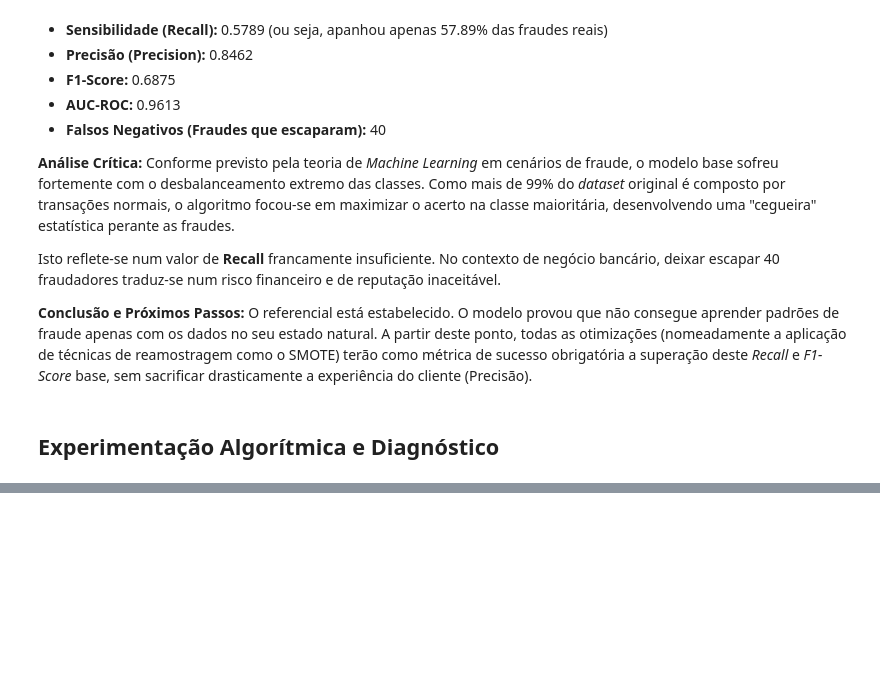
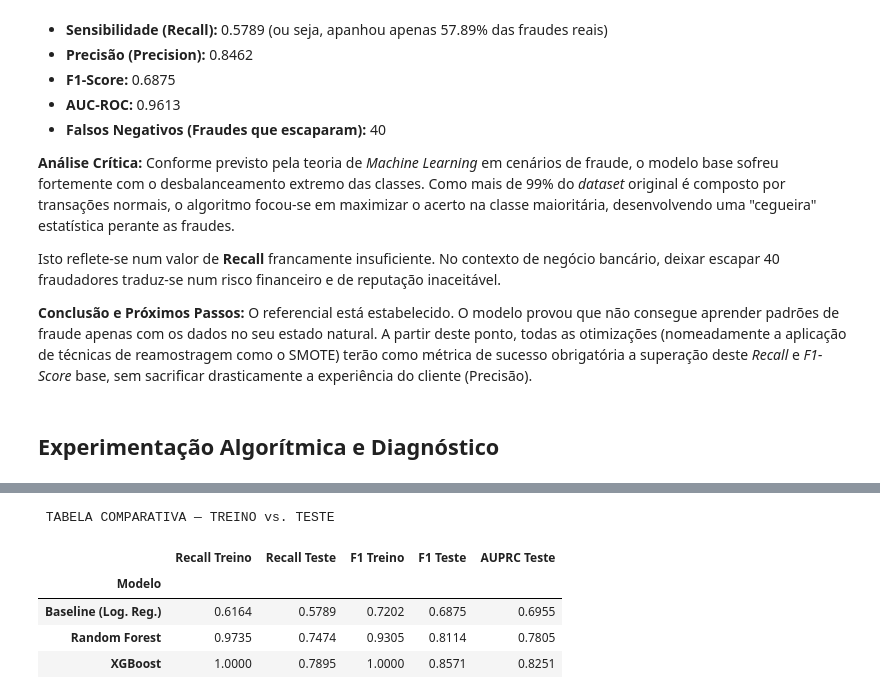
Before and after one commit to tomas15moreira/Projeto-Detecao-de-Transacoes-Fraudulentas-, a Jupyter notebook: notebooks/2.0_modelacao_treino.ipynb, the cells around one changed output, grey strips where cells are left out. Saved outputs shown, nothing was run; the diff lists cells and outputs as text; code cells hidden in the pictures; blank space fills up the shorter version.

```diff
--- a/notebooks/2.0_modelacao_treino.ipynb
+++ b/notebooks/2.0_modelacao_treino.ipynb
@@ -696,0 +639,14 @@ As primeiras 5 linhas do dataset após o escalonamento:
+# %%
+# Criar as colunas como cópias das originais
+# O scaling real será feito DEPOIS do split (Cell 64) para evitar data leakage
+df['scaled_amount'] = df['Amount']
+df['scaled_hora'] = df['Hora']
+
+scaled_amount_col = df.pop('scaled_amount')
+scaled_hora_col = df.pop('scaled_hora')
+df.insert(0, 'scaled_amount', scaled_amount_col)
+df.insert(1, 'scaled_hora', scaled_hora_col)
+
+print("Colunas scaled_amount e scaled_hora criadas.")
+print("O RobustScaler será aplicado após o split para garantir Zero Data Leakage.")
+print(df.head())
@@ -1375,3 +1348,45 @@ avaliar_modelo(y_test, y_pred_xgb, y_prob_xgb, nome_modelo="XGBoost (Gradient Bo
     accuracy                           1.00     56746
    macro avg       0.97      0.89      0.93     56746
 weighted avg       1.00      1.00      1.00     56746
+# %%
+# Tabela comparativa — Treino vs Teste
+resultados = {
+    'Modelo': ['Baseline (Log. Reg.)', 'Random Forest', 'XGBoost'],
+    'Recall Treino': [
+        recall_score(y_train, modelo_baseline.predict(X_train)),
+        recall_score(y_train, rf_model.predict(X_train)),
+        recall_score(y_train, xgb_model.predict(X_train))
+    ],
+    'Recall Teste': [
+        recall_score(y_test, y_pred_baseline),
+        recall_score(y_test, y_pred_rf),
+        recall_score(y_test, y_pred_xgb)
+    ],
+    'F1 Treino': [
+        f1_score(y_train, modelo_baseline.predict(X_train)),
+        f1_score(y_train, rf_model.predict(X_train)),
+        f1_score(y_train, xgb_model.predict(X_train))
+    ],
+    'F1 Teste': [
+        f1_score(y_test, y_pred_baseline),
+        f1_score(y_test, y_pred_rf),
+        f1_score(y_test, y_pred_xgb)
+    ],
+    'AUPRC Teste': [
+        average_precision_score(y_test, y_prob_baseline),
+        average_precision_score(y_test, y_prob_rf),
+        average_precision_score(y_test, y_prob_xgb)
+    ]
+}
+
+df_resultados = pd.DataFrame(resultados)
+df_resultados = df_resultados.set_index('Modelo').round(4)
+print("\n TABELA COMPARATIVA — TREINO vs. TESTE")
+display(df_resultados)
+# %% [output]
+ TABELA COMPARATIVA — TREINO vs. TESTE
+|  | Recall Treino | Recall Teste | F1 Treino | F1 Teste | AUPRC Teste |
+| Modelo |  |  |  |  |  |
+| Baseline (Log. Reg.) | 0.6164 | 0.5789 | 0.7202 | 0.6875 | 0.6955 |
+| Random Forest | 0.9735 | 0.7474 | 0.9305 | 0.8114 | 0.7805 |
+| XGBoost | 1.0000 | 0.7895 | 1.0000 | 0.8571 | 0.8251 |
```
Also changed, not shown: parts of 7 cells of this notebook.
